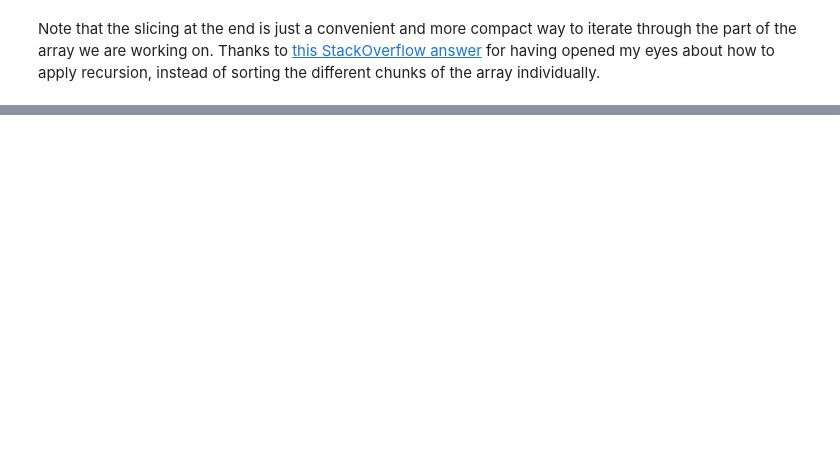
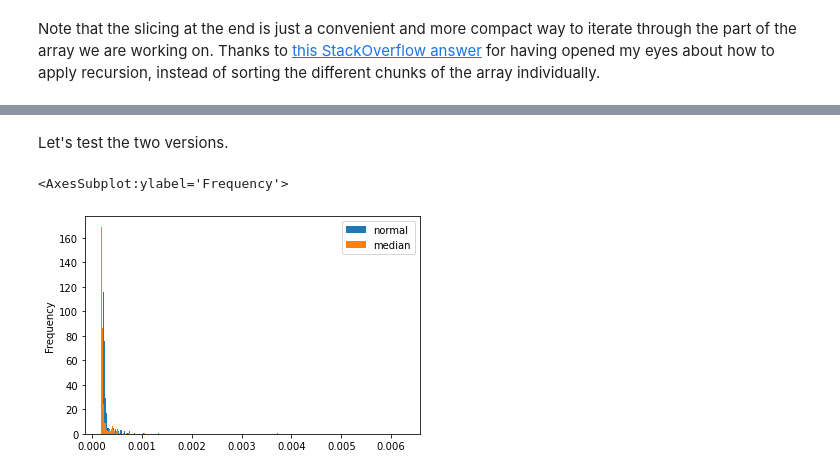
Before and after one commit to RiccardoMPesce/PythonDS3-Assignments, a Jupyter notebook: chapter6/chapter6_exercises.ipynb, the cells around one changed output, grey strips where cells are left out. Cells and saved outputs as stored; diff of their text form; code cells hidden in the pictures; blank space fills up the shorter version.

```diff
--- a/chapter6/chapter6_exercises.ipynb
+++ b/chapter6/chapter6_exercises.ipynb
@@ -719,0 +760,24 @@ Note that the slicing at the end is just a convenient and more compact way to it
+# %% [markdown]
+Let's test the two versions.
+# %%
+normal = []
+median = []
+
+for _ in range(1000):
+    a = random.sample(range(100), 100)
+    a_copy1 = a[:]
+    a_copy2 = a[:]
+    s = time.time()
+    quick_sort(a_copy1)
+    e = time.time()
+    normal += [e - s]
+    s = time.time()
+    quick_sort(a_copy2, pivot="median")
+    e = time.time()
+    median += [e - s]
+
+df = pd.DataFrame({"normal": normal, "median": median})
+df.plot.hist(bins=1000)
+# %% [output]
+<AxesSubplot:ylabel='Frequency'>
+[figure, added]
```
Also changed, not shown: parts of 4 cells of this notebook.
